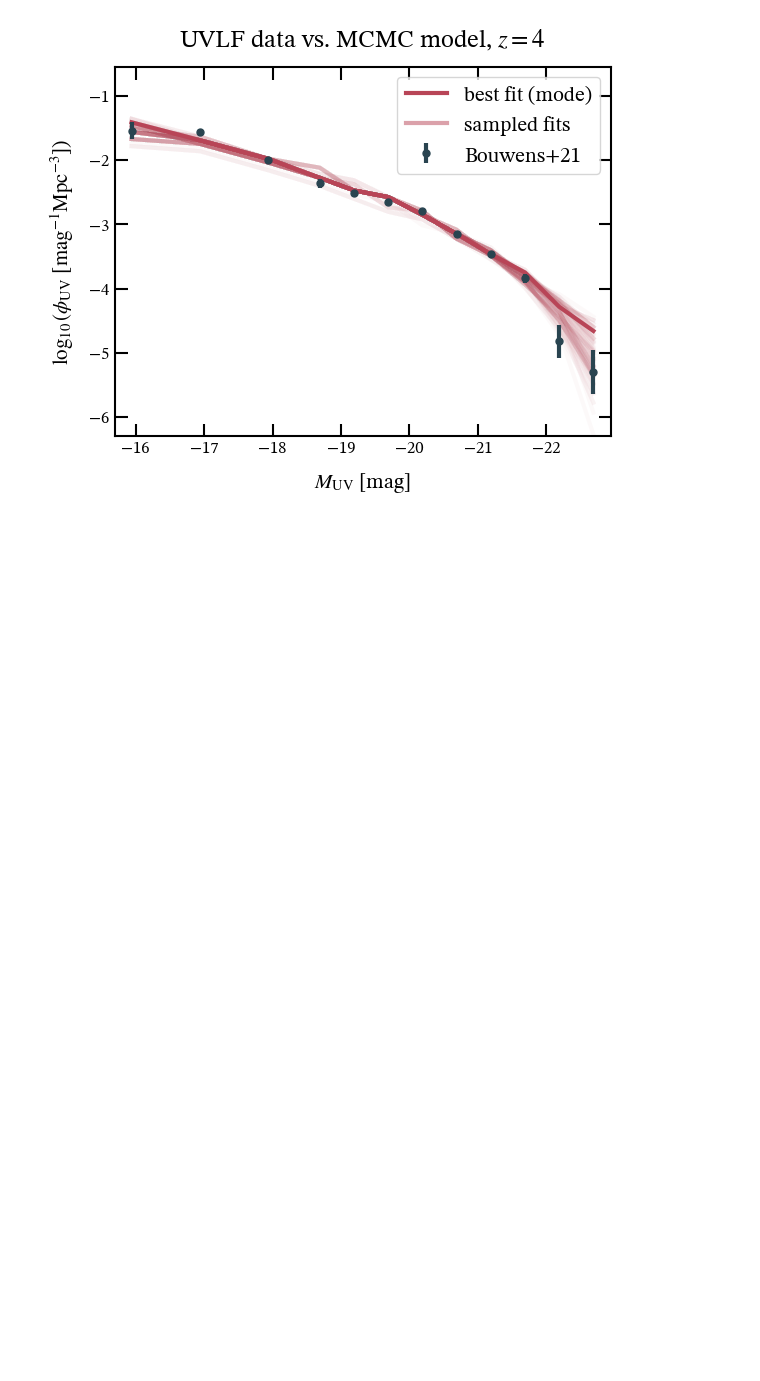
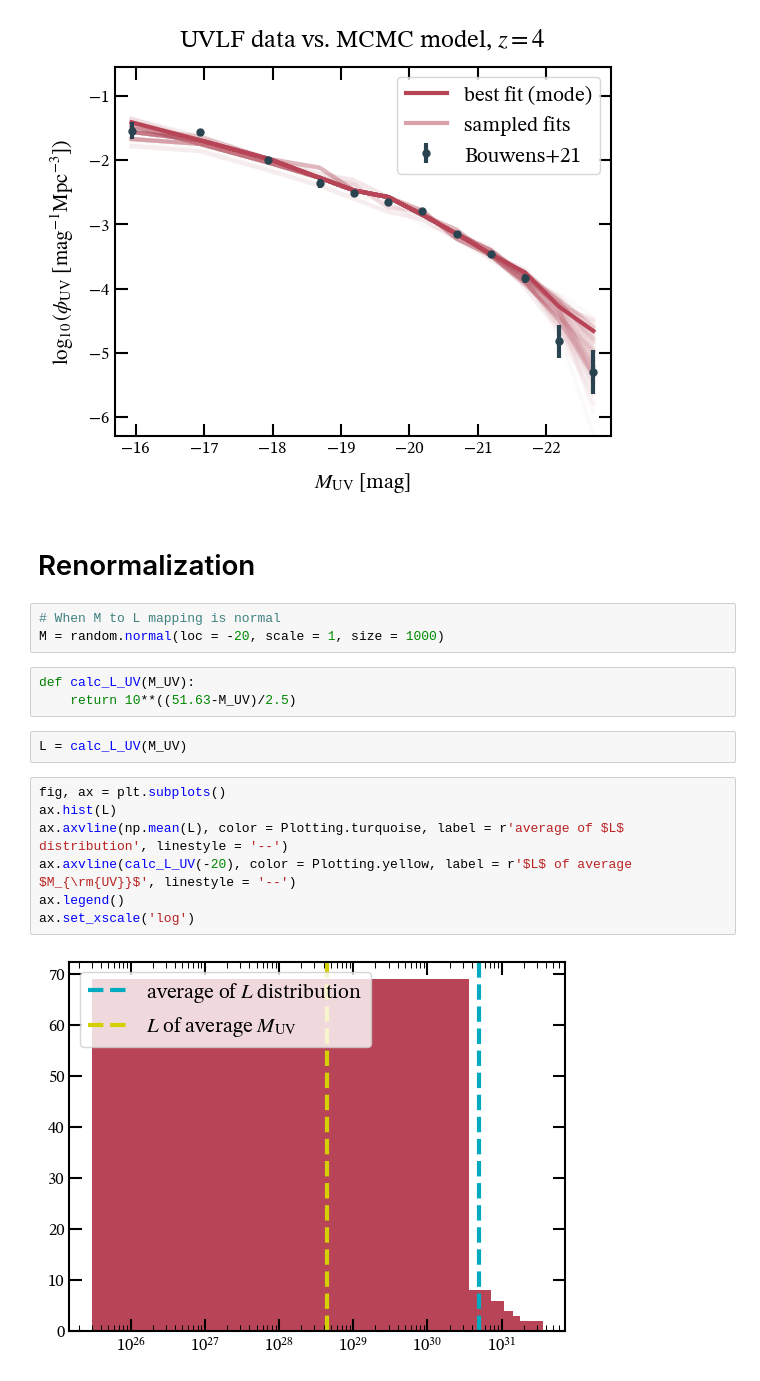
Before and after one commit to ebregou/modeling_stochasticity, a Jupyter notebook: notebooks/UVLF.ipynb, the cells around one changed output. Saved outputs shown, nothing was run; the diff lists cells and outputs as text; blank space fills up the shorter version.

```diff
--- a/notebooks/UVLF.ipynb
+++ b/notebooks/UVLF.ipynb
@@ -521,3 +514,22 @@ fig, best_fit = MCMC_vs_data(BMUV[redshift_cut], np.log10(Bphi[redshift_cut]), l
 #fig.savefig('/Users/eb35267/Desktop/figures/ongoing/Bouwens_z4_fit.png', bbox_inches = 'tight')
 # %% [output]
 [figure]
+# %% [markdown]
+# Renormalization
+# %%
+# When M to L mapping is normal
+M = random.normal(loc = -20, scale = 1, size = 1000)
+# %%
+def calc_L_UV(M_UV):
+    return 10**((51.63-M_UV)/2.5)
+# %%
+L = calc_L_UV(M_UV)
+# %%
+fig, ax = plt.subplots()
+ax.hist(L)
+ax.axvline(np.mean(L), color = Plotting.turquoise, label = r'average of $L$ distribution', linestyle = '--')
+ax.axvline(calc_L_UV(-20), color = Plotting.yellow, label = r'$L$ of average $M_{\rm{UV}}$', linestyle = '--')
+ax.legend()
+ax.set_xscale('log')
+# %% [output]
+[figure, added]
```
Also changed, not shown: parts of 5 cells of this notebook, 9 other files.
